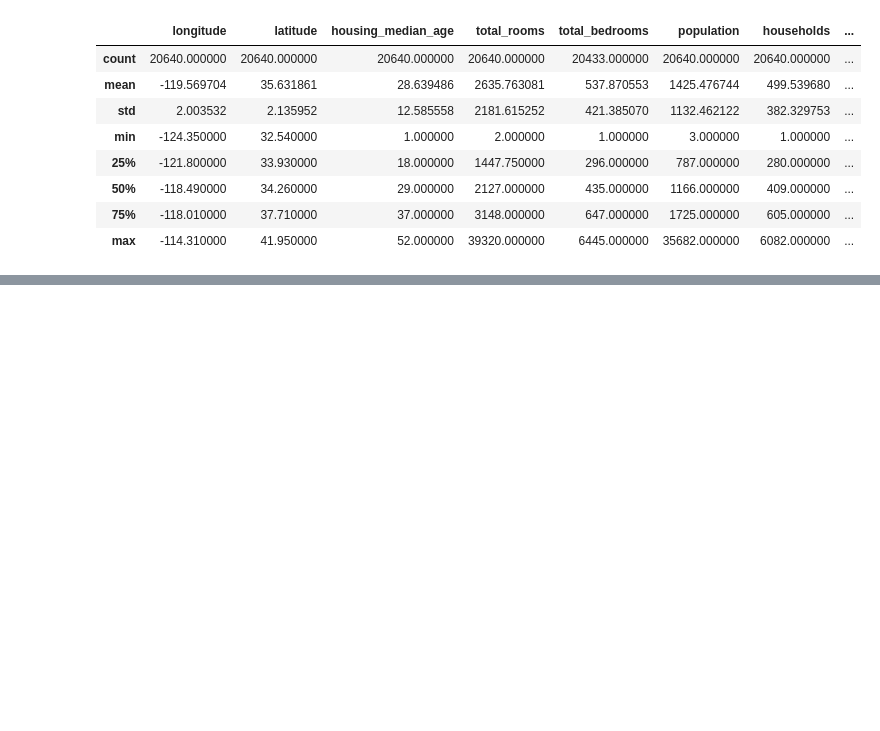
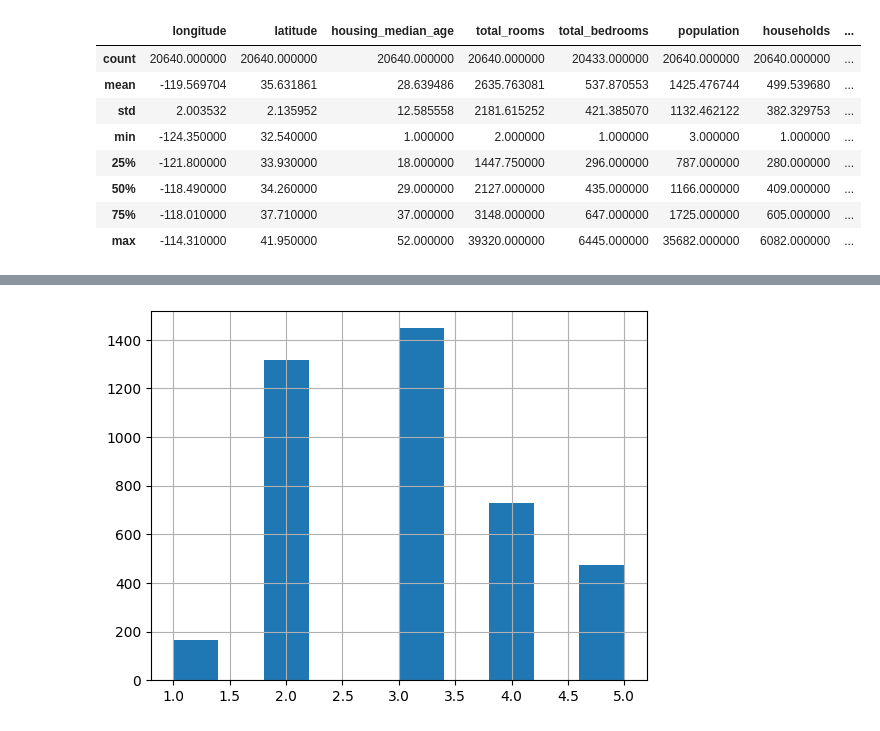
Before and after one commit to asrevo-applied-ml/basic-ml, a Jupyter notebook: e2e_ml.ipynb, the cells around one changed output, grey strips where cells are left out. Drawn from its saved outputs; the diff is of its cells as text; code cells hidden in the pictures; blank space fills up the shorter version.

```diff
--- a/e2e_ml.ipynb
+++ b/e2e_ml.ipynb
@@ -60,0 +104,5 @@ housing_ds.describe()
+# %%
+strat_test_ds["median_income_cat"].hist()
+plt.show()
+# %% [output]
+[figure, added]
```
Also changed, not shown: parts of 14 cells of this notebook.
